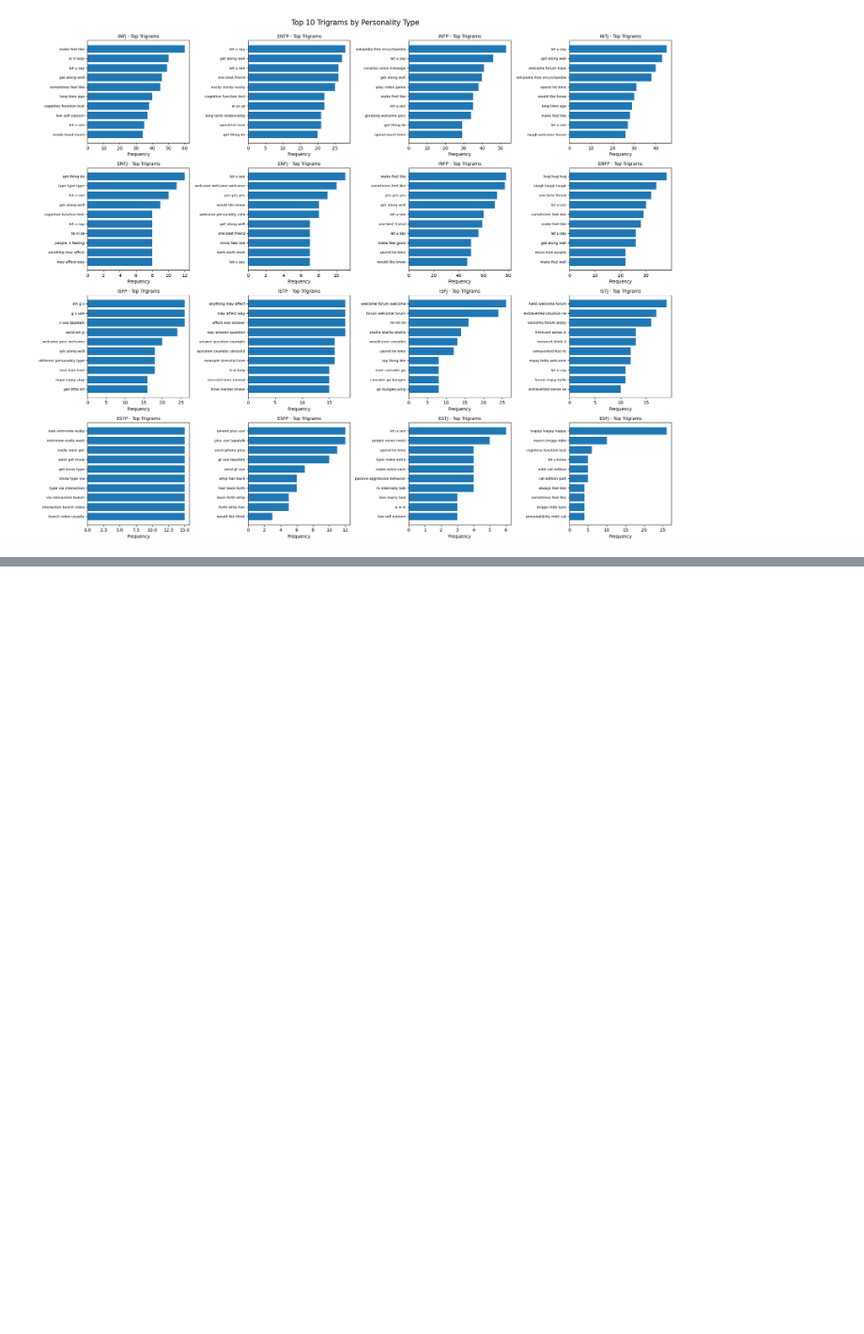
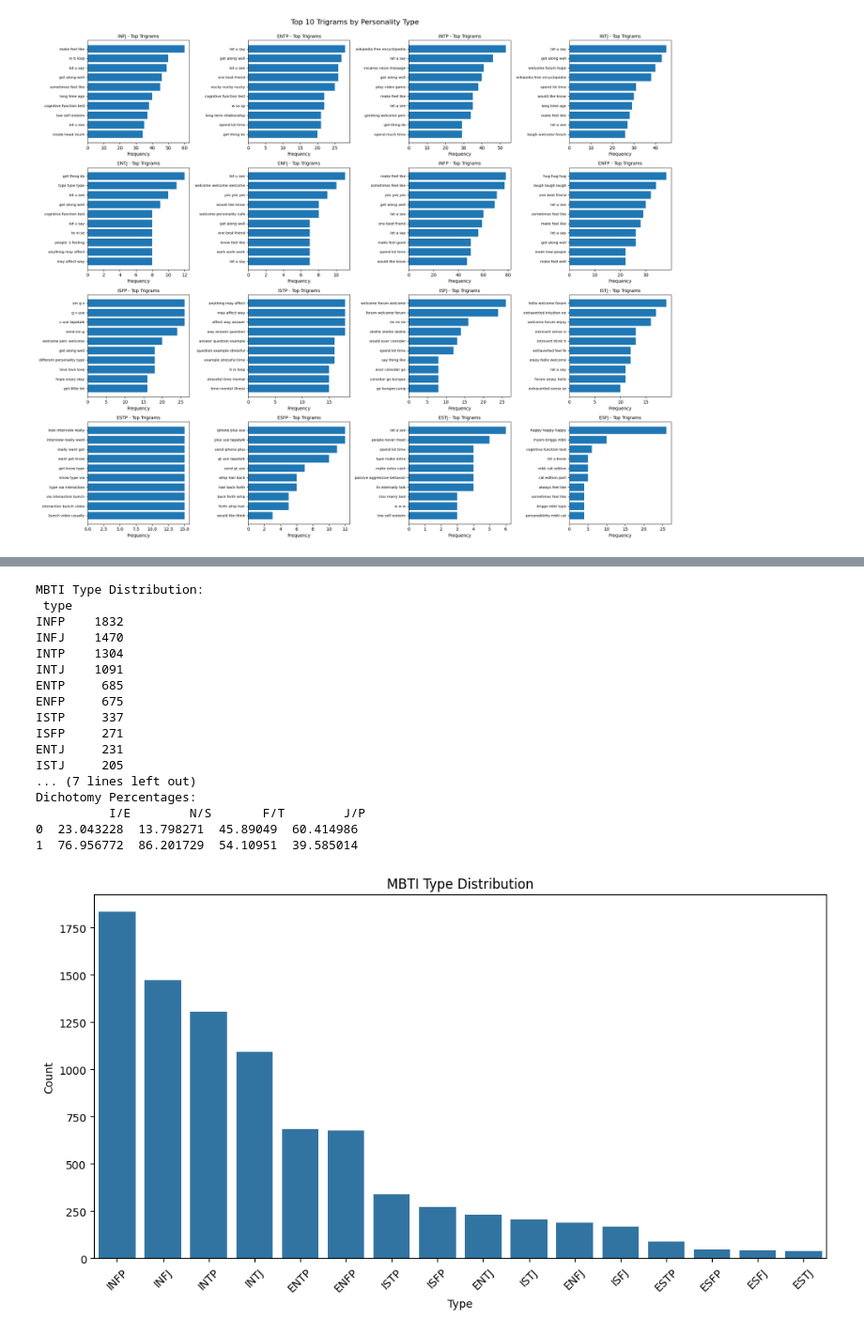
Before and after one commit to GitGud-f/mbti-personality-classifier, a Jupyter notebook: notebooks/exploratory_notebook.ipynb, the cells around one changed output, grey strips where cells are left out. Shown at 94% size. Drawn from its saved outputs; the diff is of its cells as text; code cells hidden in the pictures; blank space fills up the shorter version.

```diff
--- a/notebooks/exploratory_notebook.ipynb
+++ b/notebooks/exploratory_notebook.ipynb
@@ -20,6 +21,6 @@ from tqdm import tqdm
 # %%
-data = pd.read_csv("mbti_1.csv")
-df = pd.read_csv("mbti_1.csv")
+data = pd.read_csv("../data/raw/mbti_1.csv")
+df = pd.read_csv("../data/raw/mbti_1.csv")
 data.head()
 # %% [output]
 |  | type | posts |
@@ -263,3 +264,52 @@ df.head()
 | 2 | INTP | 'Good one _____ https://www.youtu... | good one of course to which i say... | 1 | 1 | 0 | 0 | [good, one, course, say, know, bl... | [(good,), (one,), (course,), (say... | [(good, one), (one, course), (cou... | ... |
 | 3 | INTJ | 'Dear INTP, I enjoyed our convers... | dear i enjoyed our conversation t... | 1 | 1 | 0 | 1 | [dear, enjoyed, conversation, day... | [(dear,), (enjoyed,), (conversati... | [(dear, enjoyed), (enjoyed, conve... | ... |
 | 4 | ENTJ | 'You're fired.|||That's another s... | you're fired that's another silly... | 0 | 1 | 0 | 1 | [fire, another, silly, misconcept... | [(fire,), (another,), (silly,), (... | [(fire, another), (another, silly... | ... |
+# %%
+
+
+def analyze_class_distribution(df: pd.DataFrame):
+    """
+    Compute and plot class distribution for MBTI types and dichotomies.
+    """
+    # 16 types
+    type_counts = df['type'].value_counts()
+    print("MBTI Type Distribution:\n", type_counts)
+
+    # Dichotomies (using binary encodings)
+    dichotomy_counts = {
+        'I/E': df['IE'].value_counts(normalize=True) * 100,  # 1=I, 0=E
+        'N/S': df['NS'].value_counts(normalize=True) * 100,  # 1=N, 0=S
+        'F/T': df['FT'].value_counts(normalize=True) * 100,  # 1=F, 0=T
+        'J/P': df['JP'].value_counts(normalize=True) * 100,  # 1=J, 0=P
+    }
+    print("Dichotomy Percentages:\n", pd.DataFrame(dichotomy_counts))
+
+    # Plot 16 types
+    plt.figure(figsize=(12, 6))
+    sns.barplot(x=type_counts.index, y=type_counts.values)
+    plt.title('MBTI Type Distribution')
+    plt.xlabel('Type')
+    plt.ylabel('Count')
+    plt.xticks(rotation=45)
+    plt.show()
+
+analyze_class_distribution(df)
+# %% [output]
+MBTI Type Distribution:
+ type
+INFP    1832
+INFJ    1470
+INTP    1304
+INTJ    1091
+ENTP     685
+ENFP     675
+ISTP     337
+ISFP     271
+ENTJ     231
+ISTJ     205
+... (7 lines left out)
+Dichotomy Percentages:
+          I/E        N/S       F/T        J/P
+0  23.043228  13.798271  45.89049  60.414986
+1  76.956772  86.201729  54.10951  39.585014
+[figure, added]
```
Also changed, not shown: parts of 2 cells of this notebook, 1 other file.
